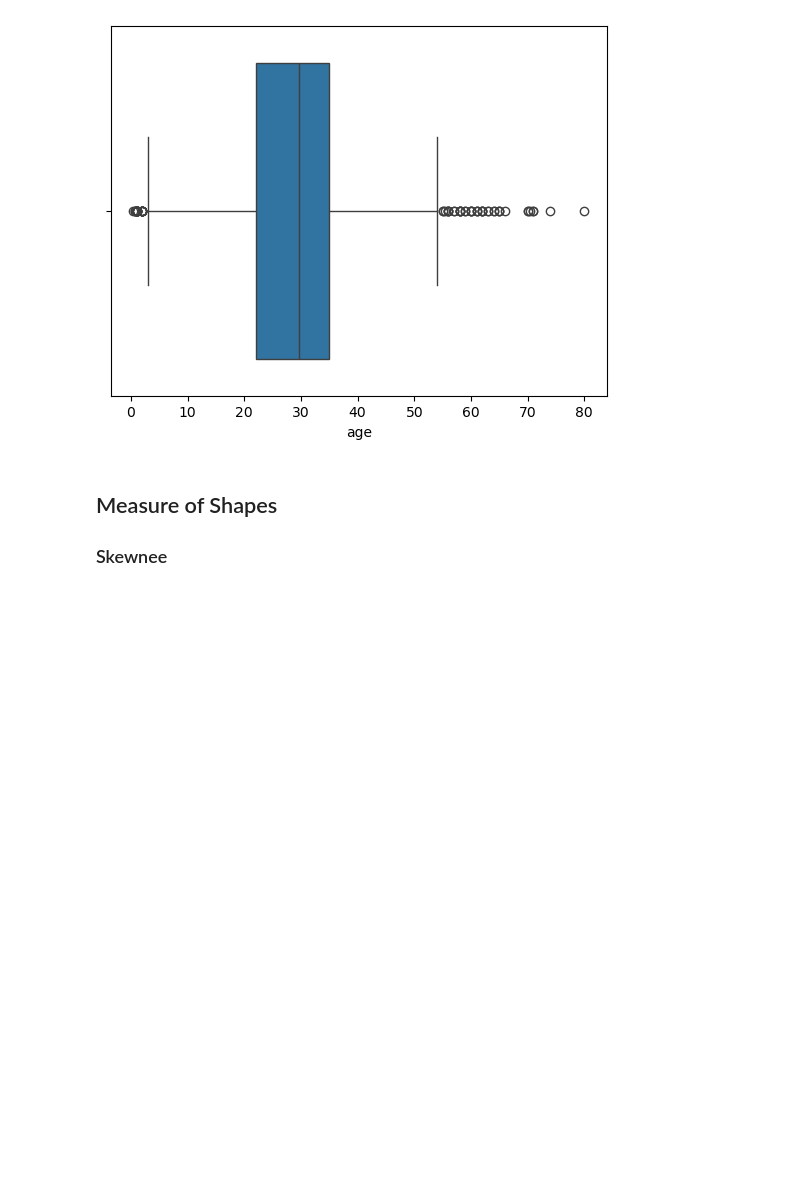
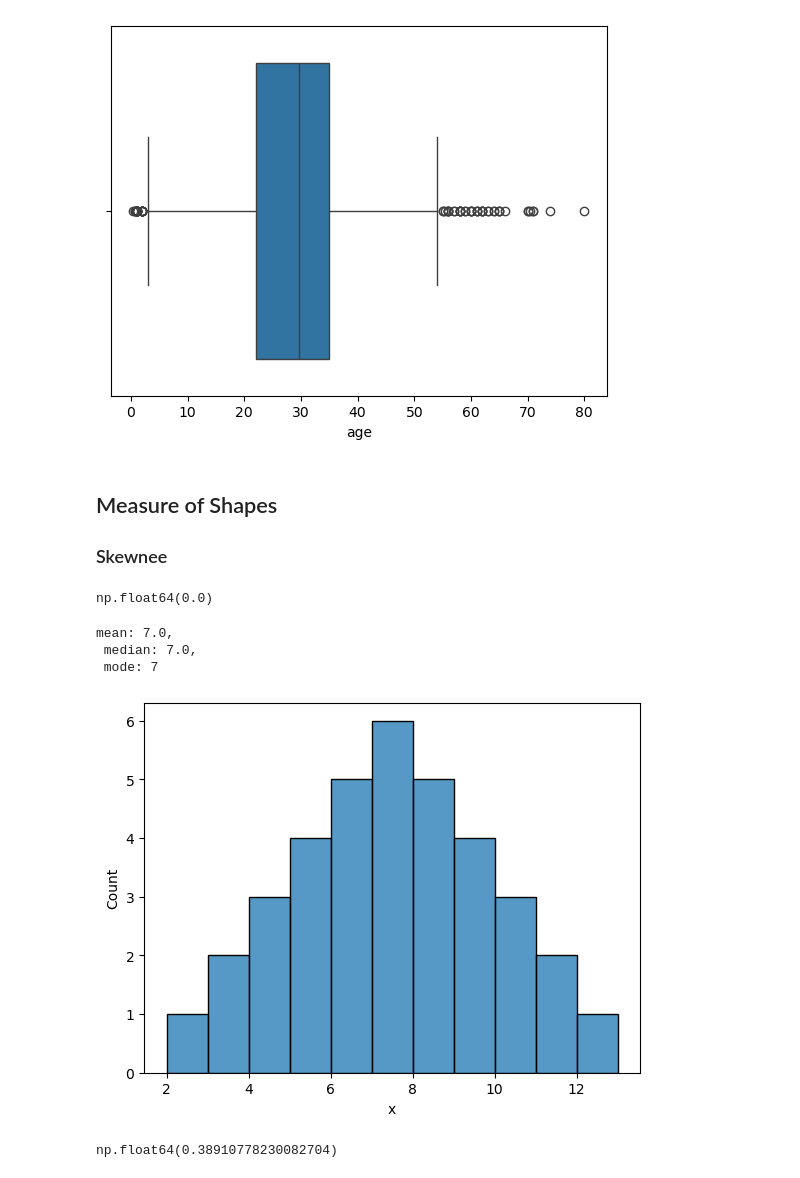
Before and after one commit to MrKami04/Statistics-for-Data-Science, a Jupyter notebook: 02stats.ipynb, the cells around one changed output. Cells and saved outputs as stored; diff of their text form; code cells hidden in the pictures; blank space fills up the shorter version.

```diff
--- a/02stats.ipynb
+++ b/02stats.ipynb
@@ -285,3 +285,22 @@ plt.show()
 # %% [markdown]
 ## Measure of Shapes
 ### Skewnee
+# %%
+# normal dataset
+dataset = [2,3,3,4,4,4,5,5,5,5,6,6,6,6,6,7,7,7,7,7,7,8,8,8,8,8,9,9,9,9,10,10,10,11,11,12]
+# %%
+df = pd.DataFrame({"x": dataset})
+df['x'].skew()
+# %% [output]
+np.float64(0.0)
+# %%
+print(f"mean: {df['x'].mean()}, \n median: {df['x'].median()}, \n mode: {df['x'].mode()[0]}")
+# %% [output]
+mean: 7.0,
+ median: 7.0,
+ mode: 7
+# %%
+sns.histplot(x="x", data=df,bins=[2,3,4,5,6,7,8,9,10,11,12,13])
+plt.show()
+# %% [output]
+[figure, added]
@@ -288 +309,5 @@ plt.show()
+# %%
+df["age"].skew()  # here skew is greater then 0 so this is positive skewness
+# %% [output]
+np.float64(0.38910778230082704)
 # %%
```
Also changed, not shown: parts of 52 cells of this notebook.
